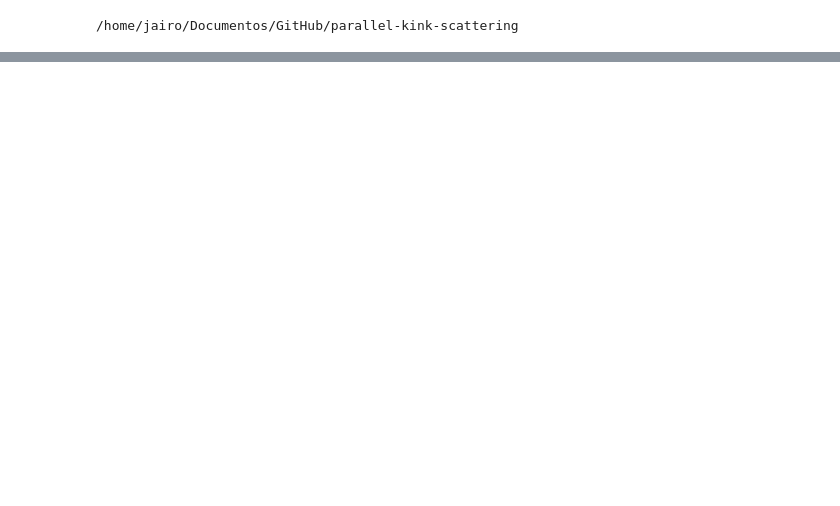
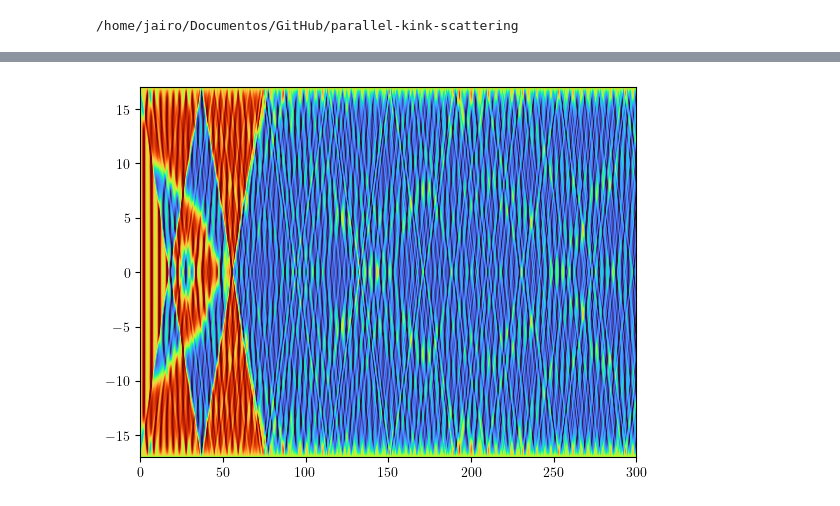
Before and after one commit to JairoSSantos/parallel-kink-scattering, a Jupyter notebook: notebooks/experiments.ipynb, the cells around one changed output, grey strips where cells are left out. Drawn from its saved outputs; the diff is of its cells as text; code cells hidden in the pictures; blank space fills up the shorter version.

```diff
--- a/notebooks/experiments.ipynb
+++ b/notebooks/experiments.ipynb
@@ -51,6 +14,0 @@ plt.xlim(x.min(), x.max())
-# %%
-def run_and_plot(ax=None, **kwargs):
-    lat, Y = collider.run(**kwargs)
-    if ax == None: ax = plt.gca()
-    im = ax.imshow(Y[:, 0].T, cmap='seismic', extent=lat.extent(), aspect='auto', origin='lower')
-    return im
@@ -113,0 +59,5 @@ plt.ylim(0, 300)
+# %%
+L = 100
+N = 1024
+DX = 2*X0/(N - 1)
+DT = 4e-2
@@ -113,0 +68,32 @@ plt.ylim(0, 300)
+# %%
+dirichlet = Dirichlet(order=4)
+
+collider = Wave(
+    x_grid= (-X0, X0, N),
+    dt= DT,
+    order= 4,
+    y0= init,
+    F= phi4.diff,
+    boundaries= (dirichlet, dirichlet),
+    integrator= 'rk4',
+)
+
+def run(A, H, t_final=None, **kwargs):
+    if t_final == None: t_final = 100
+    dirichlet.param = H
+    grid, Y = collider.run(t_final, A=A, H=H, **kwargs)
+    y, dydt = Y[:, 0], Y[:, 1]
+    return grid, y, dydt
+
+def plot(grid, y, ax=None, aspect='auto'):
+    if ax == None: ax = plt.gca()
+    return ax.imshow(y.T, cmap='turbo', vmin=-1.25, vmax=1.25, extent=grid.extent(), aspect=aspect, origin='lower', interpolation='sinc')
+
+def run_and_plot(A, H, t_final=None, ax=None, aspect='auto', im=False, **kwargs):
+    grid, y, dydt = run(A=A, H=H, t_final=t_final, **kwargs)
+    img = plot(grid=grid, y=y, ax=ax, aspect=aspect)
+    default_return = (grid, y, dydt)
+    if im:
+        return (*default_return, img)
+    else:
+        return default_return
@@ -113,0 +108,4 @@ plt.ylim(0, 300)
+# %%
+_, y ,_ = run_and_plot(0.4, -0.57, t_final=300)
+# %% [output]
+[figure, added]
```
Also changed, not shown: parts of 16 cells of this notebook, 4 other files.
